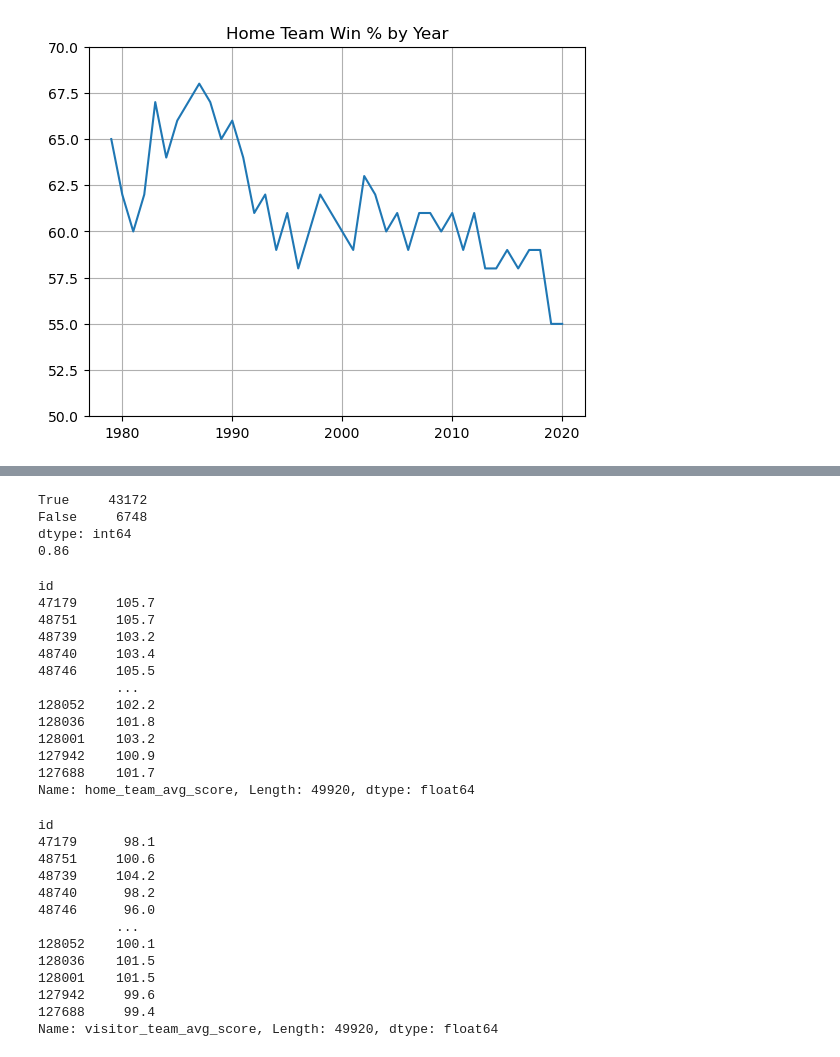
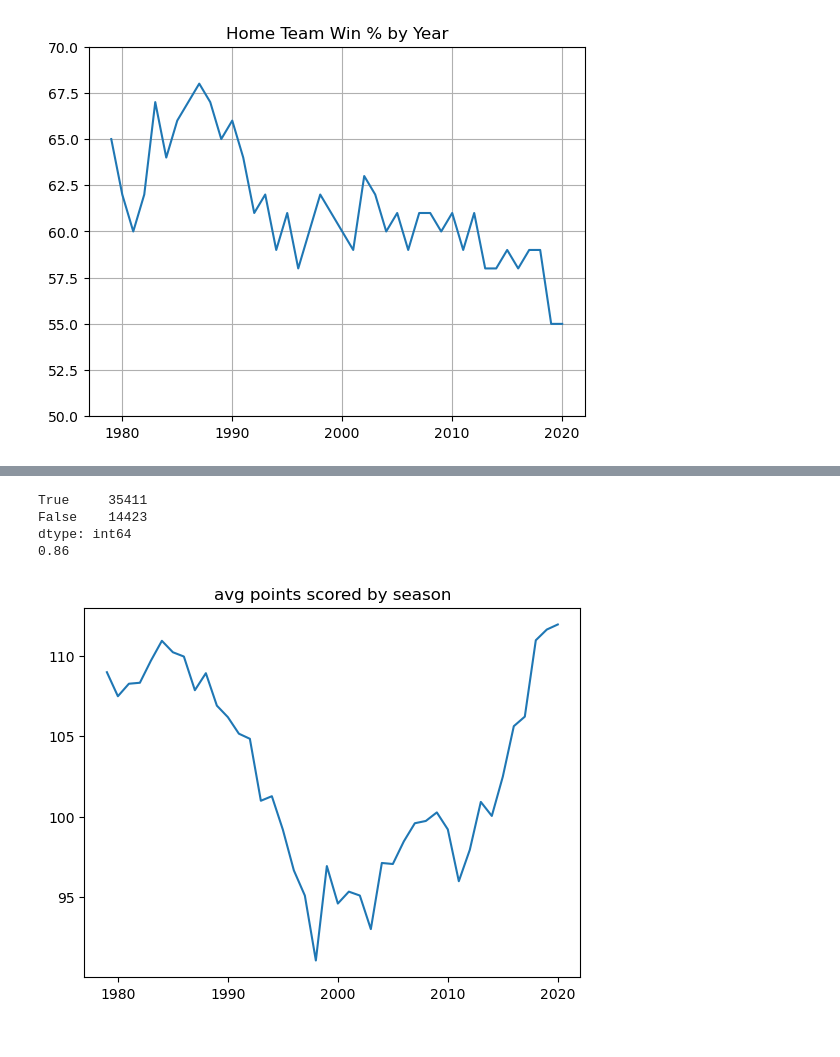
Before and after one commit to ZacharyArgentin/Predicting_NBA_Results, a Jupyter notebook: eda.ipynb, the cells around one changed output, grey strips where cells are left out. Saved outputs shown, nothing was run; the diff lists cells and outputs as text; code cells hidden in the pictures.

```diff
--- a/eda.ipynb
+++ b/eda.ipynb
@@ -100,40 +120,19 @@ g["visitor_team_avg_score"] = g["visitor_team_avg_score"].round(1)
 # %%
-print(g["home_team_avg_score"].gt(g["visitor_team_avg_score"]).value_counts())
+print(all_games["home_team_avg_score"].gt(all_games["visitor_team_avg_score"]).value_counts())
 print(round(43173 / 50460, 2))
 # %% [output]
-True     43172
-False     6748
+True     35411
+False    14423
 dtype: int64
 0.86
-# %%
-g["home_team_avg_score"]
-# %% [output]
-id
-47179     105.7
-48751     105.7
-48739     103.2
-48740     103.4
-48746     105.5
-          ...
-128052    102.2
-128036    101.8
-128001    103.2
-127942    100.9
-127688    101.7
-Name: home_team_avg_score, Length: 49920, dtype: float64
-# %%
-g["visitor_team_avg_score"]
-# %% [output]
-id
-47179      98.1
-48751     100.6
-48739     104.2
-48740      98.2
-48746      96.0
-          ...
-128052    100.1
-128036    101.5
-128001    101.5
-127942     99.6
-127688     99.4
-Name: visitor_team_avg_score, Length: 49920, dtype: float64
+# %%
+avg_score_by_season = all_games[["season", "home_team_avg_score", "visitor_team_avg_score"]].groupby("season").mean()
+avg_score_by_season["mean_avg_score"] = (avg_score_by_season["home_team_avg_score"] + avg_score_by_season["visitor_team_avg_score"]) / 2
+avg_score_by_season["diff"] = avg_score_by_season["home_team_avg_score"] - avg_score_by_season["visitor_team_avg_score"]
+# %%
+plt.figure()
+plt.title("avg points scored by season")
+plt.plot(avg_score_by_season.index, avg_score_by_season["mean_avg_score"])
+plt.show()
+# %% [output]
+[figure, added]
```
Also changed, not shown: parts of 12 cells of this notebook, 7 other files.
